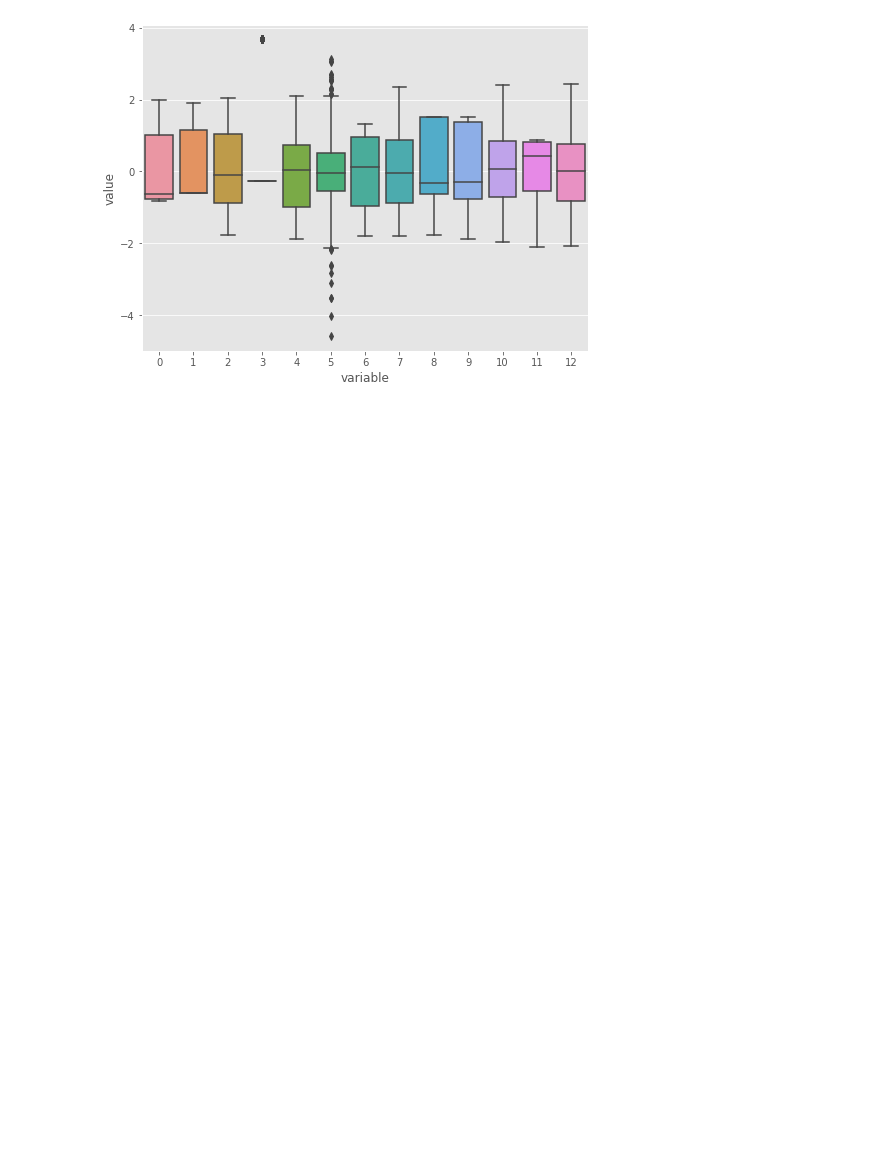
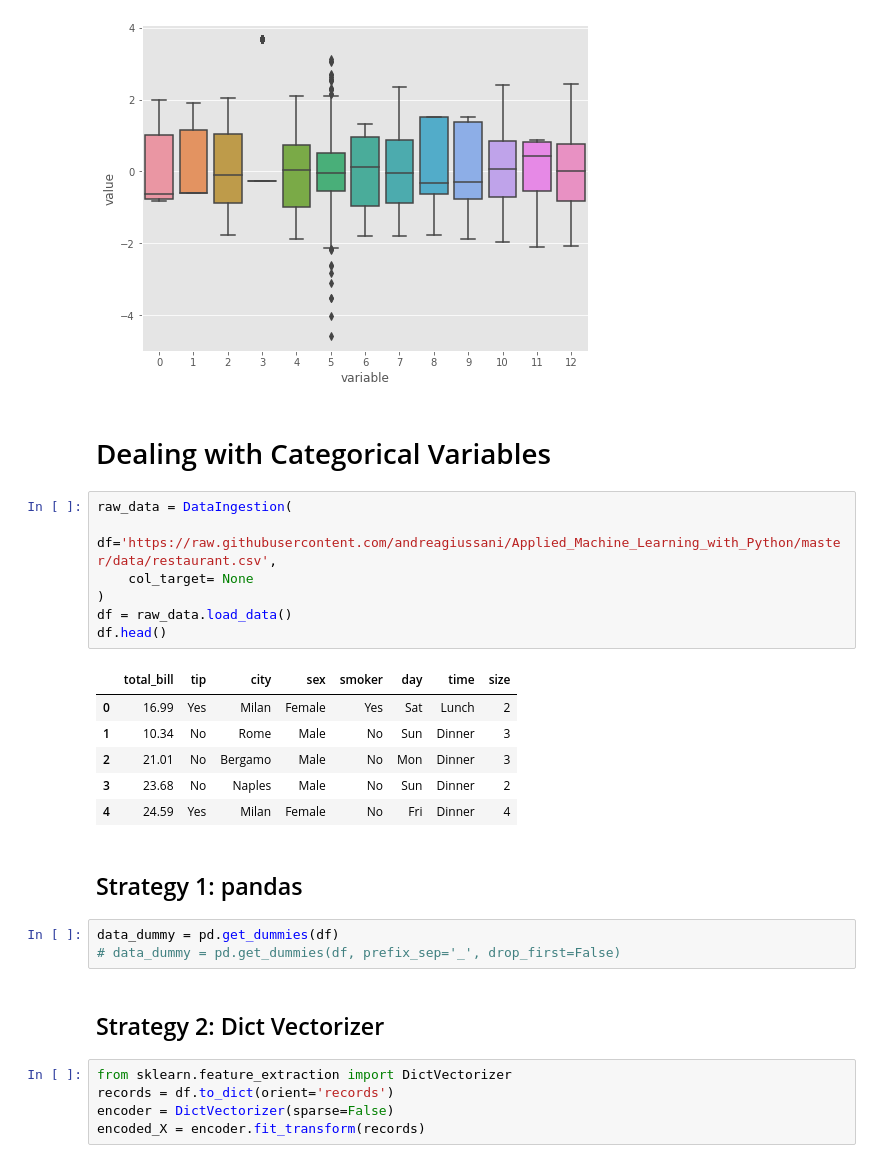
Before and after one commit to andreagiussani/amlp-2023, a Jupyter notebook: class_material/AMLP-01-preprocessing.ipynb, the cells around one changed output. Drawn from its saved outputs; the diff is of its cells as text; blank space fills up the shorter version.

```diff
--- a/class_material/AMLP-01-preprocessing.ipynb
+++ b/class_material/AMLP-01-preprocessing.ipynb
@@ -109,3 +114,31 @@ fig, ax = plt.subplots(figsize=(8,6))
 ax = sns.boxplot(x='variable', y= 'value', data=df_pt_melted)
 # %% [output]
 [figure]
+# %% [markdown]
+# Dealing with Categorical Variables
+# %%
+raw_data = DataIngestion(
+    df='https://raw.githubusercontent.com/andreagiussani/Applied_Machine_Learning_with_Python/master/data/restaurant.csv',
+    col_target= None
+)
+df = raw_data.load_data()
+df.head()
+# %% [output]
+|  | total_bill | tip | city | sex | smoker | day | time | size |
+| 0 | 16.99 | Yes | Milan | Female | Yes | Sat | Lunch | 2 |
+| 1 | 10.34 | No | Rome | Male | No | Sun | Dinner | 3 |
+| 2 | 21.01 | No | Bergamo | Male | No | Mon | Dinner | 3 |
+| 3 | 23.68 | No | Naples | Male | No | Sun | Dinner | 2 |
+| 4 | 24.59 | Yes | Milan | Female | No | Fri | Dinner | 4 |
+# %% [markdown]
+## Strategy 1: pandas
+# %%
+data_dummy = pd.get_dummies(df)
+# data_dummy = pd.get_dummies(df, prefix_sep='_', drop_first=False)
+# %% [markdown]
+## Strategy 2: Dict Vectorizer
+# %%
+from sklearn.feature_extraction import DictVectorizer
+records = df.to_dict(orient='records')
+encoder = DictVectorizer(sparse=False)
+encoded_X = encoder.fit_transform(records)
```
Also changed, not shown: parts of 42 cells of this notebook.
